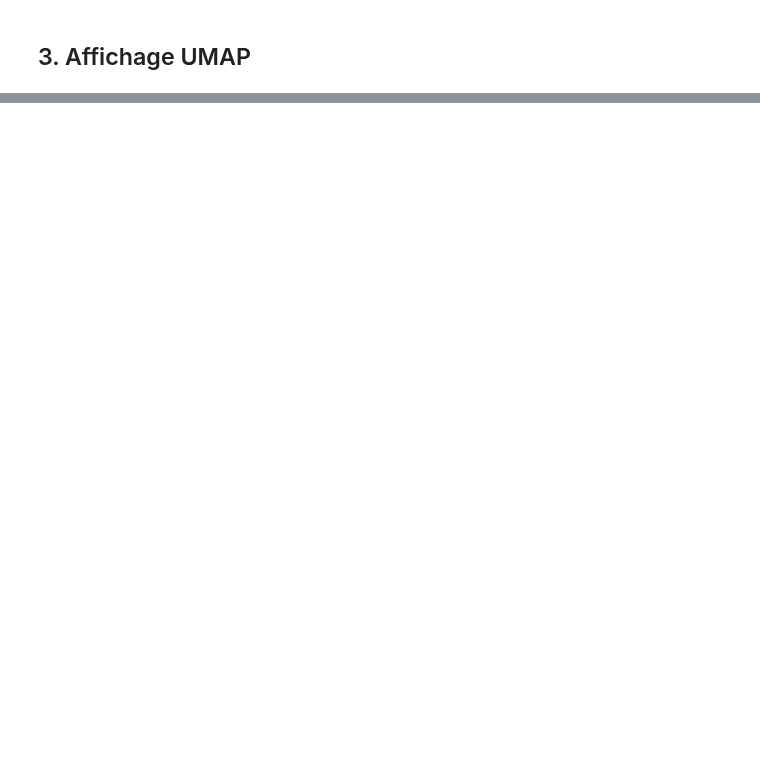
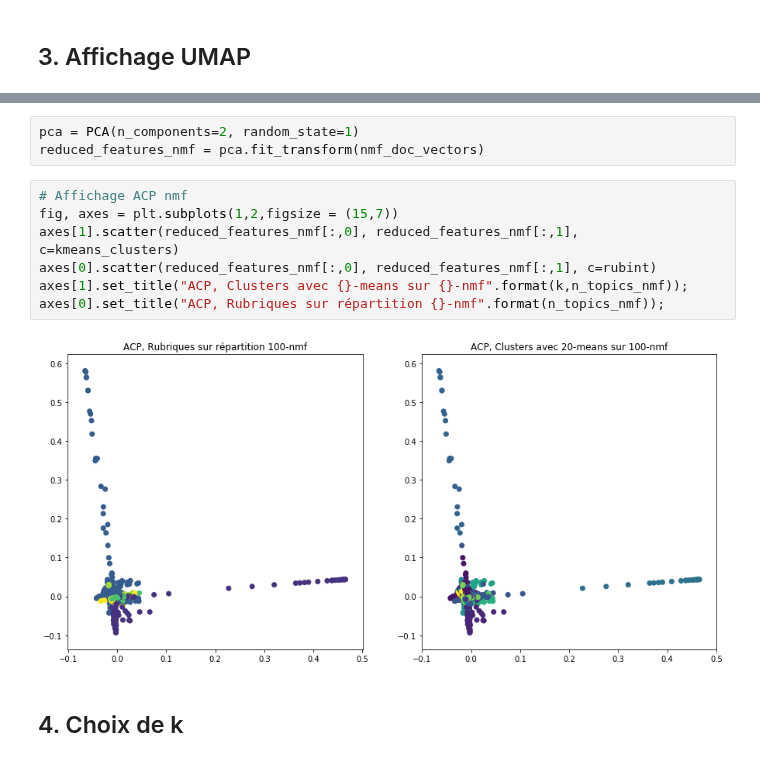
Before and after one commit to AchilleBaucher/confiance_diffusion, a Jupyter notebook: jupyter/ClustKMeans.ipynb, the cells around one changed output, grey strips where cells are left out. Drawn from its saved outputs; the diff is of its cells as text; blank space fills up the shorter version.

```diff
--- a/jupyter/ClustKMeans.ipynb
+++ b/jupyter/ClustKMeans.ipynb
@@ -46,0 +47,14 @@ plt.title("UMAP des Clusters avec {}-means sur {}({})".format(k,vec_type,vec_opt
+# %%
+pca = PCA(n_components=2, random_state=1)
+reduced_features_nmf = pca.fit_transform(nmf_doc_vectors)
+# %%
+# Affichage ACP nmf
+fig, axes = plt.subplots(1,2,figsize = (15,7))
+axes[1].scatter(reduced_features_nmf[:,0], reduced_features_nmf[:,1], c=kmeans_clusters)
+axes[0].scatter(reduced_features_nmf[:,0], reduced_features_nmf[:,1], c=rubint)
+axes[1].set_title("ACP, Clusters avec {}-means sur {}-nmf".format(k,n_topics_nmf));
+axes[0].set_title("ACP, Rubriques sur répartition {}-nmf".format(n_topics_nmf));
+# %% [output]
+[figure, added]
+# %% [markdown]
+## 4. Choix de k
```
Also changed, not shown: parts of 8 cells of this notebook, 33 other files.
